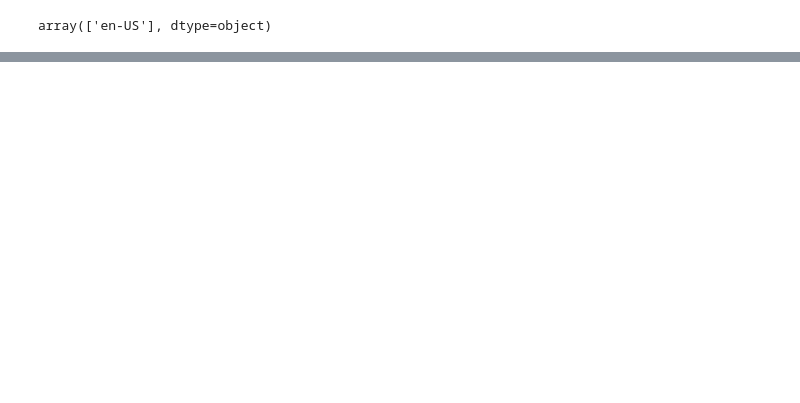
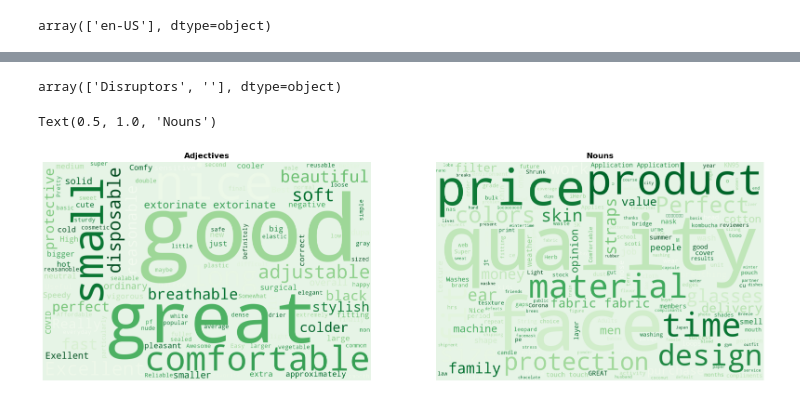
Before and after one commit to jaidevd/dataviz-group-3, a Jupyter notebook: jd-text-processing.ipynb, the cells around one changed output, grey strips where cells are left out. Cells and saved outputs as stored; diff of their text form; code cells hidden in the pictures; blank space fills up the shorter version.

```diff
--- a/jd-text-processing.ipynb
+++ b/jd-text-processing.ipynb
@@ -101,0 +102,46 @@ Text(0.5, 1.0, 'Nouns')
+# %%
+# Wordclouds for market leaders and disruptors
+MARKET_LEADERS = ['Sunjoy', 'HIGUARD', 'Kitsch', 'Kosette']
+DISRUPTORS = ['Lozperi', 'Hwipure']
+df['brand_type'] = ''
+df.loc[df['brand'].isin(MARKET_LEADERS), 'brand_type'] = 'Market Leaders'
+df.loc[df['brand'].isin(DISRUPTORS), 'brand_type'] = 'Disruptors'
+
+
+eng = df[df['languageCode'].str.startswith('en')].copy()
+eng['phrases'] = [list(doc.noun_chunks) for doc in nlp.pipe(eng['reviewText'].values)]
+eng_ml = eng[eng['brand_type'] == 'Market Leaders']
+eng_d = eng[eng['brand_type'] == 'Disruptors']
+# %%
+df['brand_type'].unique()
+# %% [output]
+array(['Disruptors', ''], dtype=object)
+# %%
+stop = ENGLISH_STOP_WORDS.union({'mask', 'masks'})
+to_drop = ['AUX', 'CCONJ', 'INTJ', 'NUM', 'PART', 'PRON', 'PUNCT', 'SCONJ', 'SPACE', 'SYM', 'X']
+
+ADJ_TAGS = {'ADJ', 'ADP', 'ADV'}
+NOUN_TAGS = {'NOUN', 'PROPN'}
+
+fig, ax = plt.subplots(nrows=1, ncols=2, figsize=(20, 24))
+pos_wc = WordCloud(stopwords=stop, width=1200, height=800, background_color='#e6f4e6', colormap=plt.cm.Greens)
+pos_text = []
+for phrases in eng_ml[eng_ml['verdict'] == 'Good']['phrases'].values:
+    for phrase in phrases:
+        words = [w for w in phrase if w.pos_ not in to_drop]
+    pos_text.extend(words)
+
+pos_adj_text = [p for p in pos_text if p.pos_ in ADJ_TAGS]
+ax[0].imshow(pos_wc.generate(' '.join([w.text for w in pos_adj_text])))
+
+
+pos_noun_text = [p for p in pos_text if p.pos_ in NOUN_TAGS]
+ax[1].imshow(pos_wc.generate(' '.join([w.text for w in pos_noun_text])))
+[k.set_axis_off() for k in ax.ravel()]
+ax[0].set_title('Adjectives', weight='bold')
+ax[1].set_title('Nouns', weight='bold')
+
+# plt.suptitle('Customers value Comfort and Quality')
+# %% [output]
+Text(0.5, 1.0, 'Nouns')
+[figure, added]
```
Also changed, not shown: parts of 11 cells of this notebook, 3 other files.
